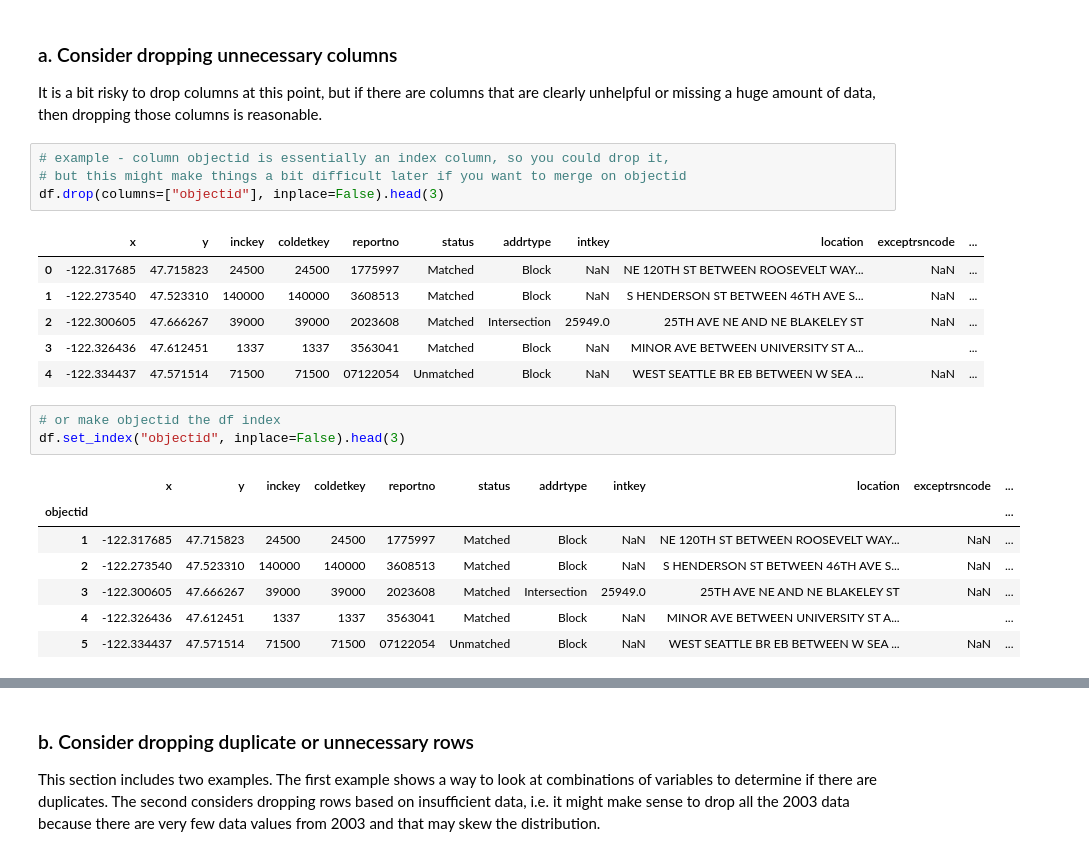
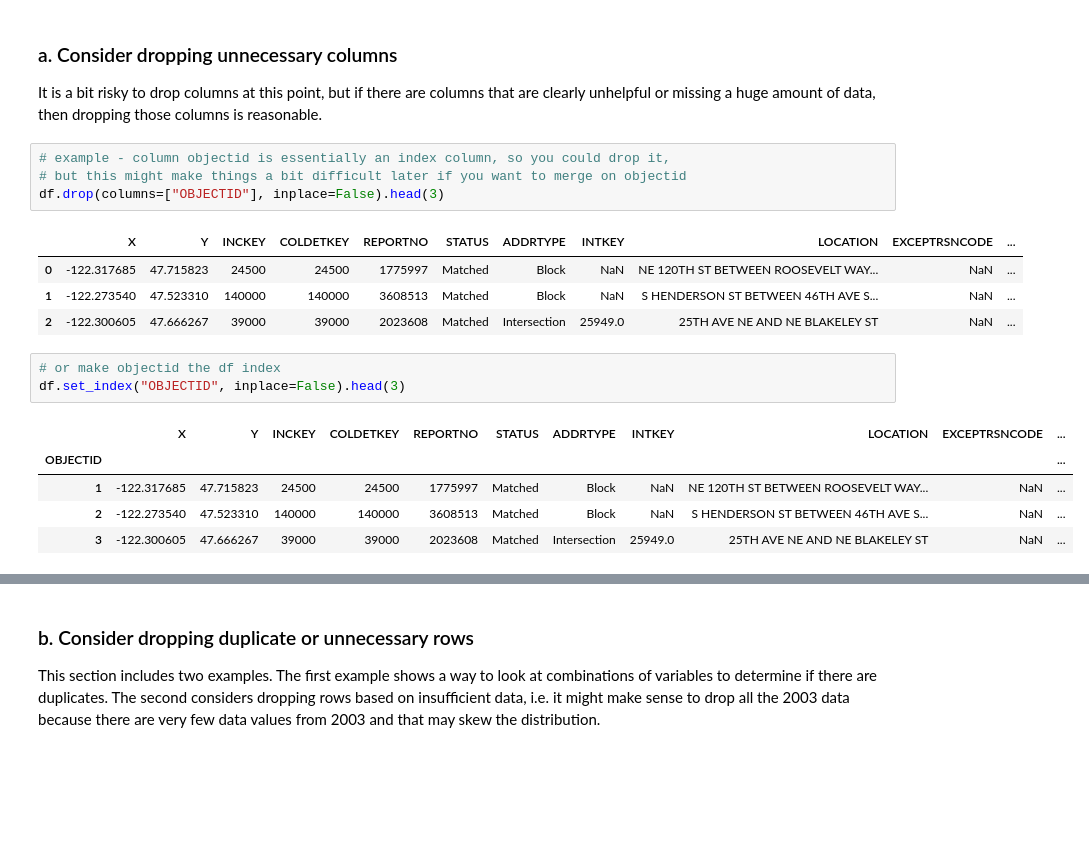
Before and after one commit to niwako/garbanzo, a Jupyter notebook: Workshop on EDA.ipynb, the cells around one changed output, grey strips where cells are left out. Cells and saved outputs as stored; diff of their text form; blank space fills up the shorter version.

```diff
--- a/Workshop on EDA.ipynb
+++ b/Workshop on EDA.ipynb
@@ -217,25 +233,21 @@ It is a bit risky to drop columns at this point, but if there are columns that a
 # %%
 # example - column objectid is essentially an index column, so you could drop it,
 # but this might make things a bit difficult later if you want to merge on objectid
-df.drop(columns=["objectid"], inplace=False).head(3)
+df.drop(columns=["OBJECTID"], inplace=False).head(3)
 # %% [output]
-|  | x | y | inckey | coldetkey | reportno | status | addrtype | intkey | location | exceptrsncode | ... |
+|  | X | Y | INCKEY | COLDETKEY | REPORTNO | STATUS | ADDRTYPE | INTKEY | LOCATION | EXCEPTRSNCODE | ... |
 | 0 | -122.317685 | 47.715823 | 24500 | 24500 | 1775997 | Matched | Block | NaN | NE 120TH ST BETWEEN ROOSEVELT WAY... | NaN | ... |
 | 1 | -122.273540 | 47.523310 | 140000 | 140000 | 3608513 | Matched | Block | NaN | S HENDERSON ST BETWEEN 46TH AVE S... | NaN | ... |
 | 2 | -122.300605 | 47.666267 | 39000 | 39000 | 2023608 | Matched | Intersection | 25949.0 | 25TH AVE NE AND NE BLAKELEY ST | NaN | ... |
-| 3 | -122.326436 | 47.612451 | 1337 | 1337 | 3563041 | Matched | Block | NaN | MINOR AVE BETWEEN UNIVERSITY ST A... |  | ... |
-| 4 | -122.334437 | 47.571514 | 71500 | 71500 | 07122054 | Unmatched | Block | NaN | WEST SEATTLE BR EB BETWEEN W SEA ... | NaN | ... |
 # %%
 # or make objectid the df index
-df.set_index("objectid", inplace=False).head(3)
+df.set_index("OBJECTID", inplace=False).head(3)
 # %% [output]
-|  | x | y | inckey | coldetkey | reportno | status | addrtype | intkey | location | exceptrsncode | ... |
-| objectid |  |  |  |  |  |  |  |  |  |  | ... |
+|  | X | Y | INCKEY | COLDETKEY | REPORTNO | STATUS | ADDRTYPE | INTKEY | LOCATION | EXCEPTRSNCODE | ... |
+| OBJECTID |  |  |  |  |  |  |  |  |  |  | ... |
 | 1 | -122.317685 | 47.715823 | 24500 | 24500 | 1775997 | Matched | Block | NaN | NE 120TH ST BETWEEN ROOSEVELT WAY... | NaN | ... |
 | 2 | -122.273540 | 47.523310 | 140000 | 140000 | 3608513 | Matched | Block | NaN | S HENDERSON ST BETWEEN 46TH AVE S... | NaN | ... |
 | 3 | -122.300605 | 47.666267 | 39000 | 39000 | 2023608 | Matched | Intersection | 25949.0 | 25TH AVE NE AND NE BLAKELEY ST | NaN | ... |
-| 4 | -122.326436 | 47.612451 | 1337 | 1337 | 3563041 | Matched | Block | NaN | MINOR AVE BETWEEN UNIVERSITY ST A... |  | ... |
-| 5 | -122.334437 | 47.571514 | 71500 | 71500 | 07122054 | Unmatched | Block | NaN | WEST SEATTLE BR EB BETWEEN W SEA ... | NaN | ... |
 # %%
 # consider how many missing values there are in each column
 
```
Also changed, not shown: parts of 39 cells of this notebook.
